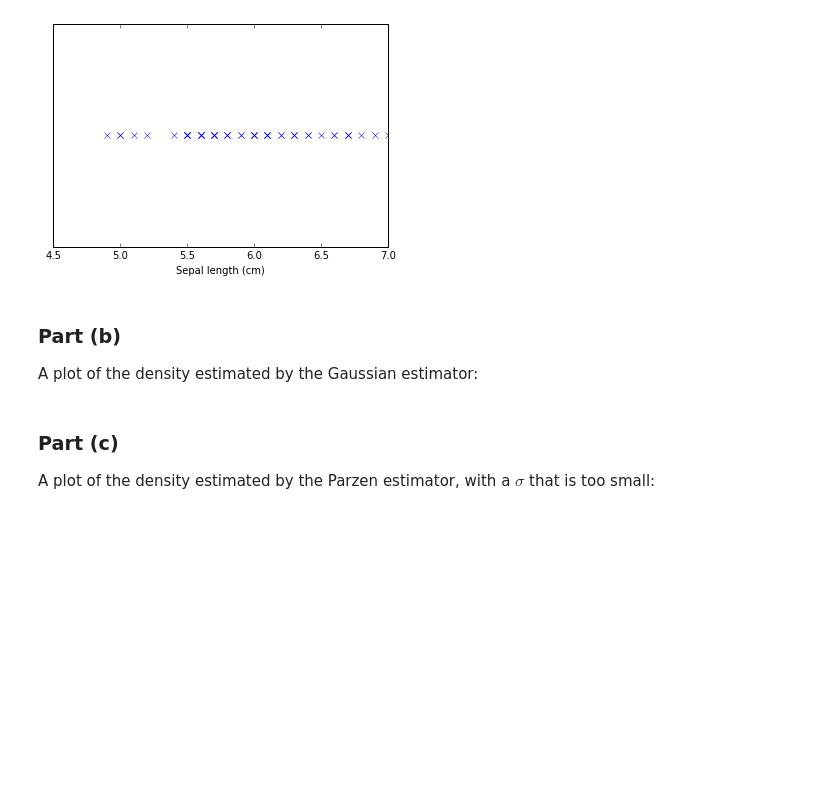
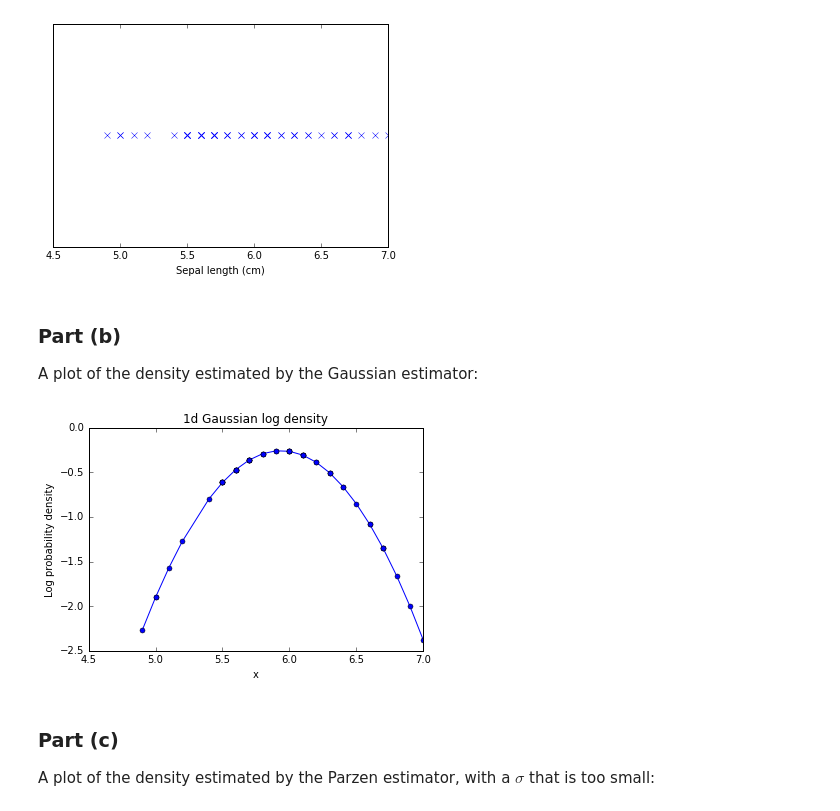
Before and after one commit to violetguos/ift6390, a Jupyter notebook: 4. Practical Part - Density Estimation.ipynb, the cells around one changed output. Cells and saved outputs as stored; diff of their text form; code cells hidden in the pictures; blank space fills up the shorter version.

Commit message:
Gaussian bugs fixed
All code now in the "Practical Part" notebook

```diff
--- a/4. Practical Part - Density Estimation.ipynb
+++ b/4. Practical Part - Density Estimation.ipynb
@@ -153,6 +168,29 @@ plt.show()
 ### Part (b)
 
 A plot of the density estimated by the Gaussian estimator:
+# %%
+# Instantiate and train the estimator
+oneD_param = gaussianDiag(data_1d)
+oneD_param.train_diag()
+
+def gaussian_full_density(data_1d):
+    density_points = []
+    for datapoint in data_1d:
+        # Calculate the density at each point
+        density_points.append(oneD_param.predict_diag(datapoint))
+    return np.array(density_points)
+
+density_points = gaussian_full_density(data_1d)
+
+# Plot the result
+plt.plot(data_1d, density_points, color="blue", marker="o", ms=5)
+plt.legend(loc='upper left')
+plt.xlabel('x')
+plt.title('1d Gaussian log density')
+plt.ylabel('Log probability density')
+plt.show()
+# %% [output]
+[figure, added]
 # %% [markdown]
 ### Part (c)
 
```
Also changed, not shown: parts of 8 cells of this notebook, 3 other files.
